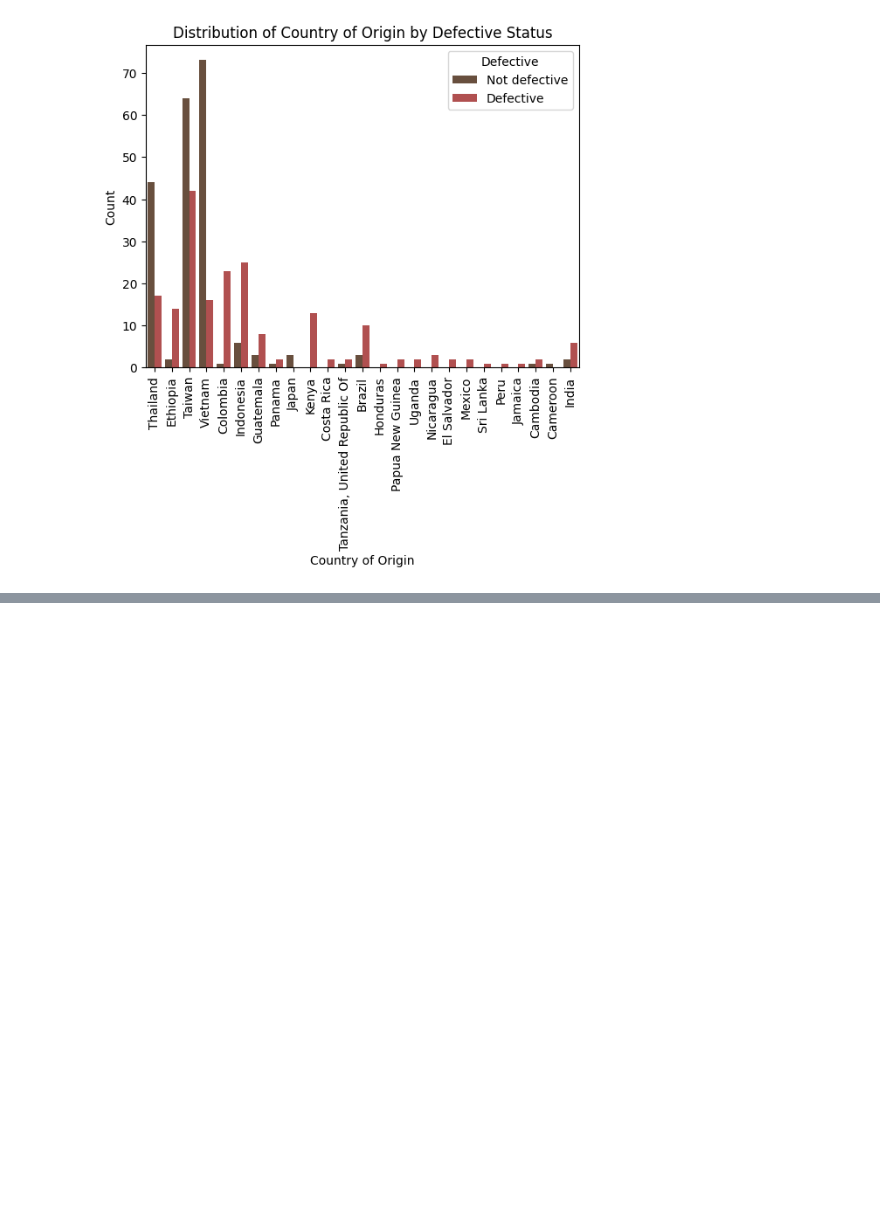
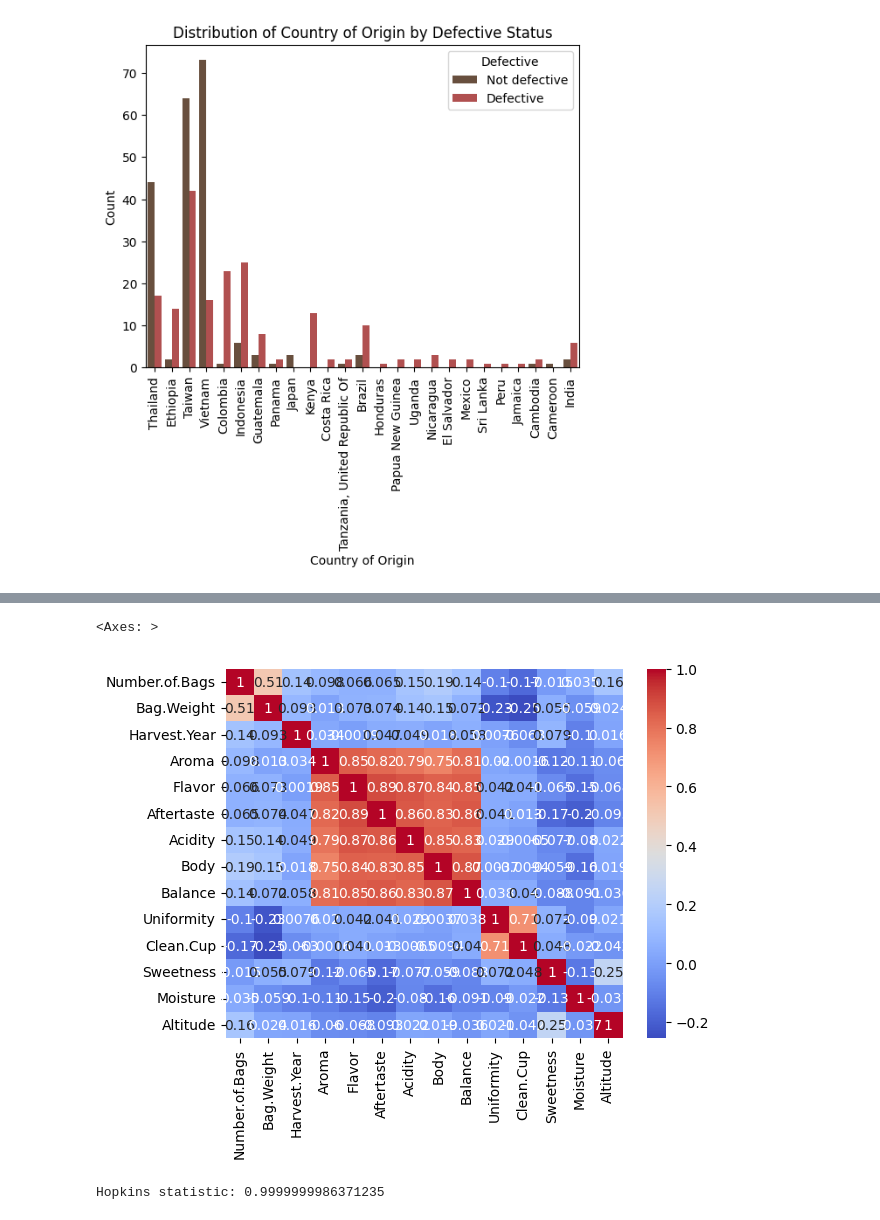
Before and after one commit to ashritakodali/coffee_quality_analysis, a Jupyter notebook: ML_Project_Clustering.ipynb, the cells around one changed output, grey strips where cells are left out. Saved outputs shown, nothing was run; the diff lists cells and outputs as text; code cells hidden in the pictures; blank space fills up the shorter version.

```diff
--- a/ML_Project_Clustering.ipynb
+++ b/ML_Project_Clustering.ipynb
@@ -82,0 +106,44 @@ plt.show()
+# %%
+sns.heatmap(defective_num.corr(), annot=True, cmap='coolwarm')
+# %% [output]
+<Axes: >
+[figure, added]
+# %%
+import numpy as np
+import pandas as pd
+from sklearn.neighbors import NearestNeighbors
+from sklearn.preprocessing import StandardScaler
+from random import sample
+from numpy.random import uniform
+
+def hopkins(X, sampling_size=0.1):
+    if isinstance(X, pd.DataFrame):
+        X = StandardScaler().fit_transform(X)
+    n, d = X.shape
+    m = int(sampling_size * n)
+    nbrs = NearestNeighbors(n_neighbors=1).fit(X)
+
+    rand_X = uniform(np.min(X, axis=0), np.max(X, axis=0), (m, d))
+    sample_X = X[sample(range(n), m)]
+
+    u_dist, _ = nbrs.kneighbors(rand_X, n_neighbors=1)
+    w_dist, _ = nbrs.kneighbors(sample_X, n_neighbors=1)
+
+    H = np.sum(u_dist) / (np.sum(u_dist) + np.sum(w_dist))
+    return H
+
+df_num = df[['Number.of.Bags', 'Bag.Weight', 'Category.One.Defects',
+             'Category.Two.Defects',
+                               'Harvest.Year', 'Aroma', 'Flavor',
+                               'Aftertaste', 'Acidity', 'Body',
+                               'Balance', 'Uniformity', 'Clean.Cup',
+                               'Sweetness','Moisture', 'Altitude']]
+df_num = df_num.loc[:, df_num.std() > 0]
+scaler = StandardScaler()
+X_scaled = scaler.fit_transform(df_num.select_dtypes(include='number'))
+X_unique = np.unique(X_scaled, axis=0)
+
+H = hopkins(X_unique)
+print(f"Hopkins statistic: {H}")
+# %% [output]
+Hopkins statistic: 0.9999999986371235
```
Also changed, not shown: parts of 6 cells of this notebook.
